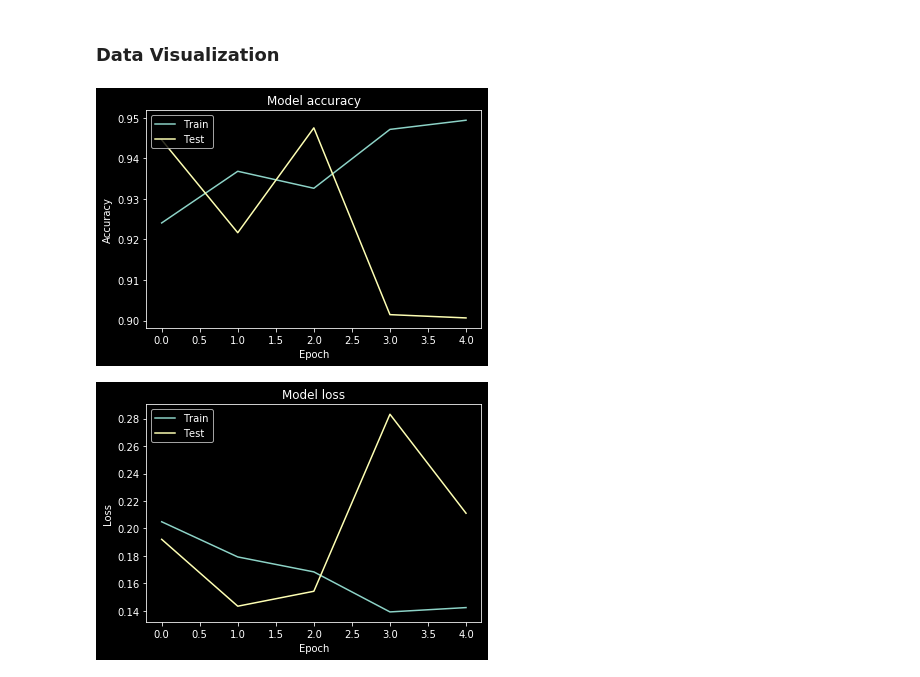
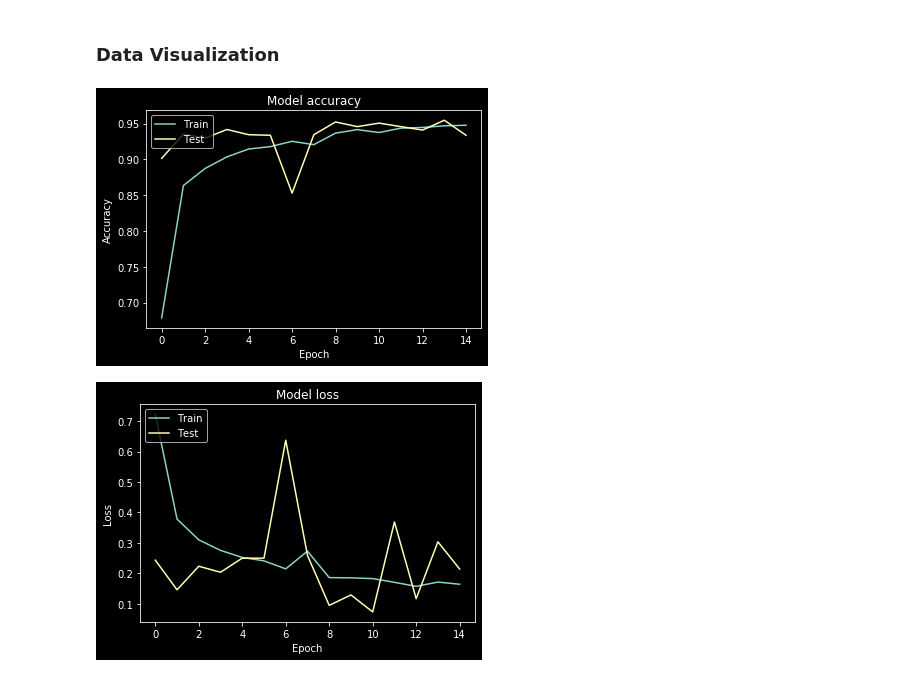
Before and after one commit to andrehadianto/cds_nude_detection, a Jupyter notebook: model_generator_predictor.ipynb, the cells around one changed output. Saved outputs shown, nothing was run; the diff lists cells and outputs as text; code cells hidden in the pictures.

```diff
--- a/model_generator_predictor.ipynb
+++ b/model_generator_predictor.ipynb
@@ -51,7 +57,7 @@ predict_datagen = ImageDataGenerator()
 train_data_dir = './dataset/train_set'
 validation_data_dir = './dataset/validation_set'
 predict_data_dir = './dataset/predict_set'
-epochs = 5
+epochs = 15
 batch_size = 64
 
 train_generator = train_datagen.flow_from_directory(
@@ -230,24 +260,24 @@ df
 ### Data Visualization
 # %%
 # SVG(model_to_dot(loaded_model).create(prog='dot', format='svg'))
-
+plt.style.use('dark_background')
 # Plot training & validation accuracy values
 plt.plot(history.history['accuracy'])
 plt.plot(history.history['val_accuracy'])
 plt.title('Model accuracy')
 plt.ylabel('Accuracy')
 plt.xlabel('Epoch')
 plt.legend(['Train', 'Test'], loc='upper left')
 plt.show()
 
 # Plot training & validation loss values
 plt.plot(history.history['loss'])
 plt.plot(history.history['val_loss'])
 plt.title('Model loss')
 plt.ylabel('Loss')
 plt.xlabel('Epoch')
 plt.legend(['Train', 'Test'], loc='upper left')
 plt.show()
 # %% [output]
-[figure, old version]
+[figure, new version]
-[figure, old version]
+[figure, new version]
```
Also changed, not shown: parts of 11 cells of this notebook, 3 other files.
